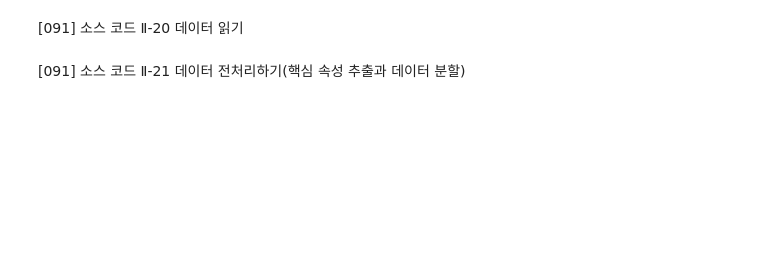
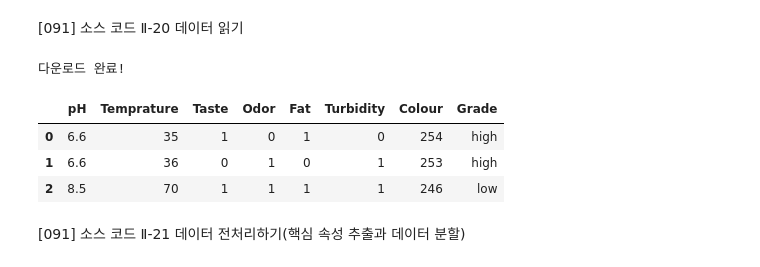
Before and after one commit to seongui2030/Section2, a Jupyter notebook: [091]_우유_품질에_따른_등급_분류하기.ipynb, the cells around one changed output. Cells and saved outputs as stored; diff of their text form; code cells hidden in the pictures; blank space fills up the shorter version.

```diff
--- a/[091]_우유_품질에_따른_등급_분류하기.ipynb
+++ b/[091]_우유_품질에_따른_등급_분류하기.ipynb
@@ -6,4 +3,22 @@ drive.mount('/content/drive')
+# %%
+import os
+import urllib.request
+
+# 1. ./data 폴더 생성 (이미 존재하면 무시)
+os.makedirs("./data", exist_ok=True)
+
+# 2. milknew.csv 파일을 ./data/milknew.csv 경로로 다운로드
+url = "https://raw.githubusercontent.com/seongui2030/Section2/main/milknew.csv"
+urllib.request.urlretrieve(url, "./data/milknew.csv")
+print("다운로드 완료!")
+# %% [output]
+다운로드 완료!
 # %%
 import pandas as pd
-df = pd.read_csv('/content/milknew.csv')
+df = pd.read_csv('/content/data/milknew.csv')
 df.head(3)
+# %% [output]
+|  | pH | Temprature | Taste | Odor | Fat | Turbidity | Colour | Grade |
+| 0 | 6.6 | 35 | 1 | 0 | 1 | 0 | 254 | high |
+| 1 | 6.6 | 36 | 0 | 1 | 0 | 1 | 253 | high |
+| 2 | 8.5 | 70 | 1 | 1 | 1 | 1 | 246 | low |
```
Also changed, not shown: parts of 5 cells of this notebook, 11 other files.
